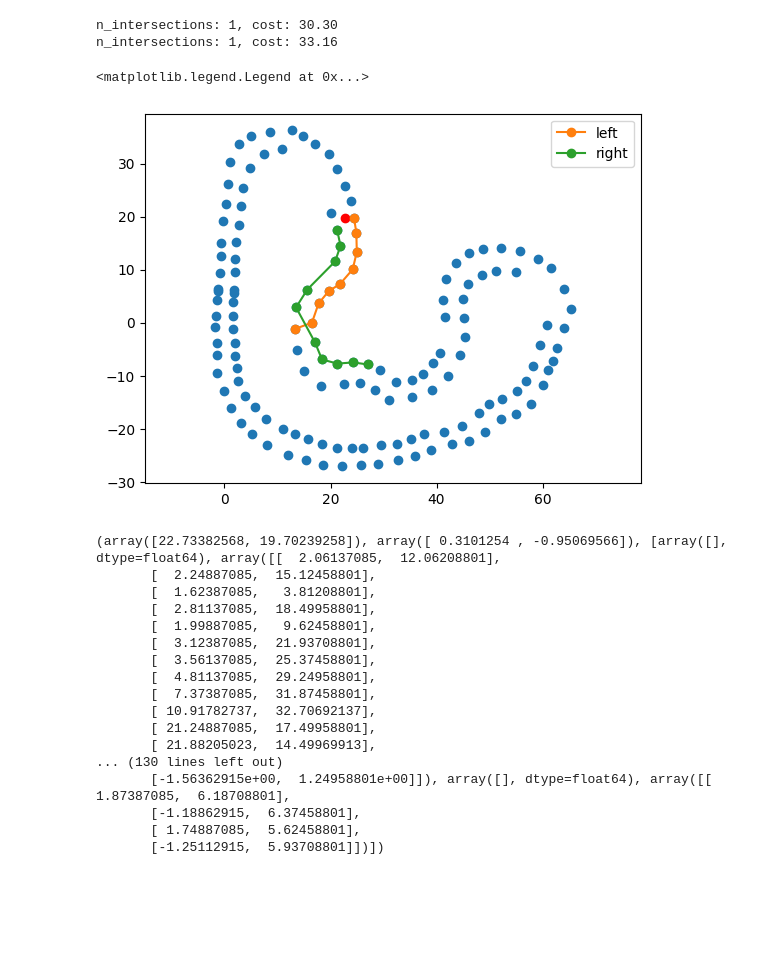
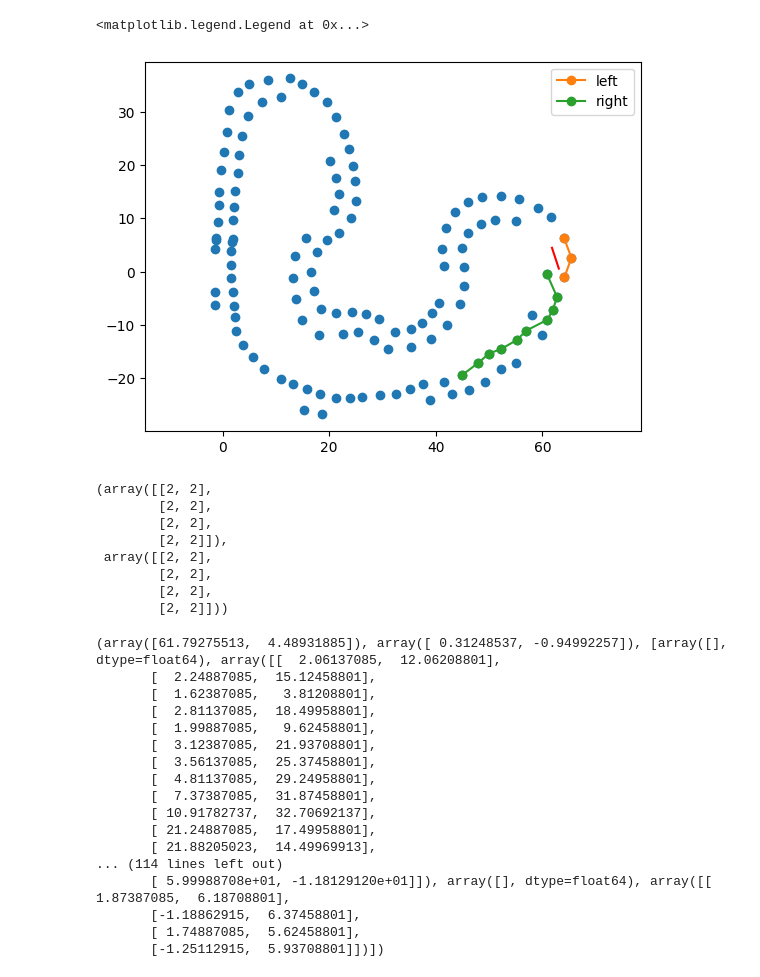
Before and after one commit to papalotis/ft-fsd-path-planning, a Jupyter notebook: colorless2.ipynb, the cells around one changed output. Cells and saved outputs as stored; diff of their text form; code cells hidden in the pictures; blank space fills up the shorter version.

```diff
--- a/colorless2.ipynb
+++ b/colorless2.ipynb
@@ -50,8 +53,11 @@ plt.axis("equal")
 from fsd_path_planning.sorting_cones.trace_sorter.core_trace_sorter import TraceSorter
 from fsd_path_planning.utils.cone_types import ConeTypes
 # %%
-ts = TraceSorter(max_n_neighbors=8, max_dist=8.0, max_dist_to_first=10.0, max_length=10, threshold_directional_angle=np.deg2rad(40),
-        threshold_absolute_angle=np.deg2rad(70))
+ts_kwargs = dict(
+    max_n_neighbors=5, max_dist=6.0, max_dist_to_first=6.0, max_length=10, threshold_directional_angle=np.deg2rad(40), threshold_absolute_angle=np.deg2rad(55)
+)
+
+ts = TraceSorter(**ts_kwargs)
 # %%
 from fsd_path_planning.sorting_cones.trace_sorter.cost_function import cost_configurations
 
@@ -121,5 +143,5 @@ plt.legend()
 # %%
-def coloress_sorting(all_cones: np.ndarray, position: np.ndarray, direction: np.ndarray) -> tuple[np.ndarray, np.ndarray]:
+def coloress_sorting(all_cones: np.ndarray, position: np.ndarray, direction: np.ndarray, is_final_run: bool=False) -> tuple[np.ndarray, np.ndarray]:
     """
     Sorts the cones into left and right cones. The first cone is always the left cone.
     :param all_cones: The cones to sort
@@ -127,8 +149,12 @@ def coloress_sorting(all_cones: np.ndarray, position: np.ndarray, direction: np.
     :param direction: The direction of the car
     :return: The left and right cones
     """
-    ts = TraceSorter(max_n_neighbors=6, max_dist=10.0, max_dist_to_first=10.0, max_length=10, threshold_directional_angle=np.deg2rad(40),
-        threshold_absolute_angle=np.deg2rad(70))
+
+    ts_kwargs_copy = ts_kwargs.copy()
+    if is_final_run:
+        ts_kwargs_copy["max_length"] = 10
+
+    ts = TraceSorter(**ts_kwargs_copy)
 
     sort_order = [[ConeTypes.LEFT, ConeTypes.RIGHT], [ConeTypes.RIGHT, ConeTypes.LEFT]]
 
@@ -151,6 +177,21 @@ def coloress_sorting(all_cones: np.ndarray, position: np.ndarray, direction: np.
 
         results.append((left_points, right_points))
 
-    left_cones, right_cones = min(results, key=lambda x: intersection_between_two_traces(*x))
+        if is_final_run and 0:
+            plt.plot(*all_cones.T, "o")
+            plt.plot(*left_points.T, "o-", label="left")
+            plt.plot(*right_points.T, "o-", label="right")
+            plt.plot([position[0], position[0] + direction[0] * 2], [position[1], position[1] + direction[1] * 2], "-")
+            plt.legend()
+            plt.axis("equal")
+            plt.show()
+
+    # scores = [combined_score_of_traces(*x) for x in results]
+    # print(scores)
+    left_cones, right_cones = min(results, key=lambda x: combined_score_of_traces(*x, position=position, direction=direction))
+
+    # if not is_final_run and len(left_cones) > 1 and len(right_cones) > 1:
+    #     return coloress_sorting(np.row_stack([left_cones, right_cones]), position, direction, is_final_run=True)
+
 
     return left_cones, right_cones
@@ -178,27 +233,45 @@ for i, (demo_positions_i, demo_directions_i, demo_cones_i) in tqdm(it):
     plt.close()
     # plt.show()
 # %%
-_, (pos, dir_, cones) = it[291]
+from fsd_path_planning.utils.math_utils import normalize
+
+# important indices: 96, 70, 328, 191, 118, 182
+
+_, (pos, dir_, cones) = it[182]
+
+pos_end = pos + normalize(dir_) * 4.1
 
 all_cones = np.row_stack([np.array(c).reshape(-1,2) for c in cones])
 
 left_cones, right_cones = coloress_sorting(all_cones, pos, dir_)
 
 plt.plot(*all_cones.T, "o")
-plt.plot(*pos, "ro")
+plt.plot([pos[0], pos_end[0]],[pos[1], pos_end[1]], "r-")
+
 plt.plot(*left_cones.T, "o-", label="left")
 plt.plot(*right_cones.T, "o-", label="right")
 plt.axis("equal")
 plt.legend()
 # %% [output]
-n_intersections: 1, cost: 30.30
-n_intersections: 1, cost: 33.16
+<matplotlib.legend.Legend at 0x...>
-<matplotlib.legend.Legend at 0x...>
-[figure, old version]
+[figure, new version]
+# %%
+z = np.arange(10).reshape(-1,2)
+
+np.diff(z, axis=0), z[1:] - z[:-1]
+# %% [output]
+(array([[2, 2],
+        [2, 2],
+        [2, 2],
+        [2, 2]]),
+ array([[2, 2],
+        [2, 2],
+        [2, 2],
+        [2, 2]]))
 # %%
-print(repr(it[291][1]))
+print(repr(it[182][1]))
 # %% [output]
-(array([22.73382568, 19.70239258]), array([ 0.3101254 , -0.95069566]), [array([], dtype=float64), array([[  2.06137085,  12.06208801],
+(array([61.79275513,  4.48931885]), array([ 0.31248537, -0.94992257]), [array([], dtype=float64), array([[  2.06137085,  12.06208801],
        [  2.24887085,  15.12458801],
        [  1.62387085,   3.81208801],
        [  2.81137085,  18.49958801],
@@ -210,8 +283,8 @@ print(repr(it[291][1]))
        [ 10.91782737,  32.70692137],
        [ 21.24887085,  17.49958801],
        [ 21.88205023,  14.49969913],
-... (130 lines left out)
-       [-1.56362915e+00,  1.24958801e+00]]), array([], dtype=float64), array([[ 1.87387085,  6.18708801],
+... (114 lines left out)
+       [ 5.99988708e+01, -1.18129120e+01]]), array([], dtype=float64), array([[ 1.87387085,  6.18708801],
        [-1.18862915,  6.37458801],
        [ 1.74887085,  5.62458801],
        [-1.25112915,  5.93708801]])])
```
Also changed, not shown: parts of 9 cells of this notebook, 10 other files.
